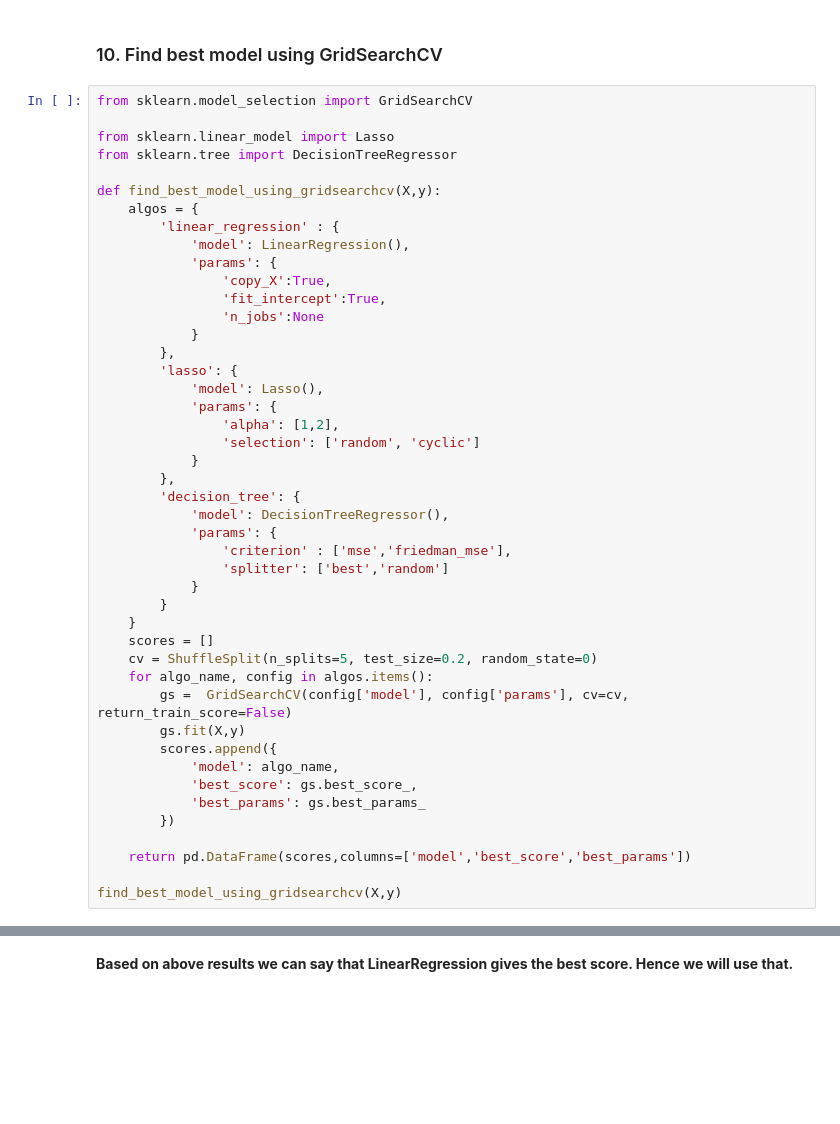
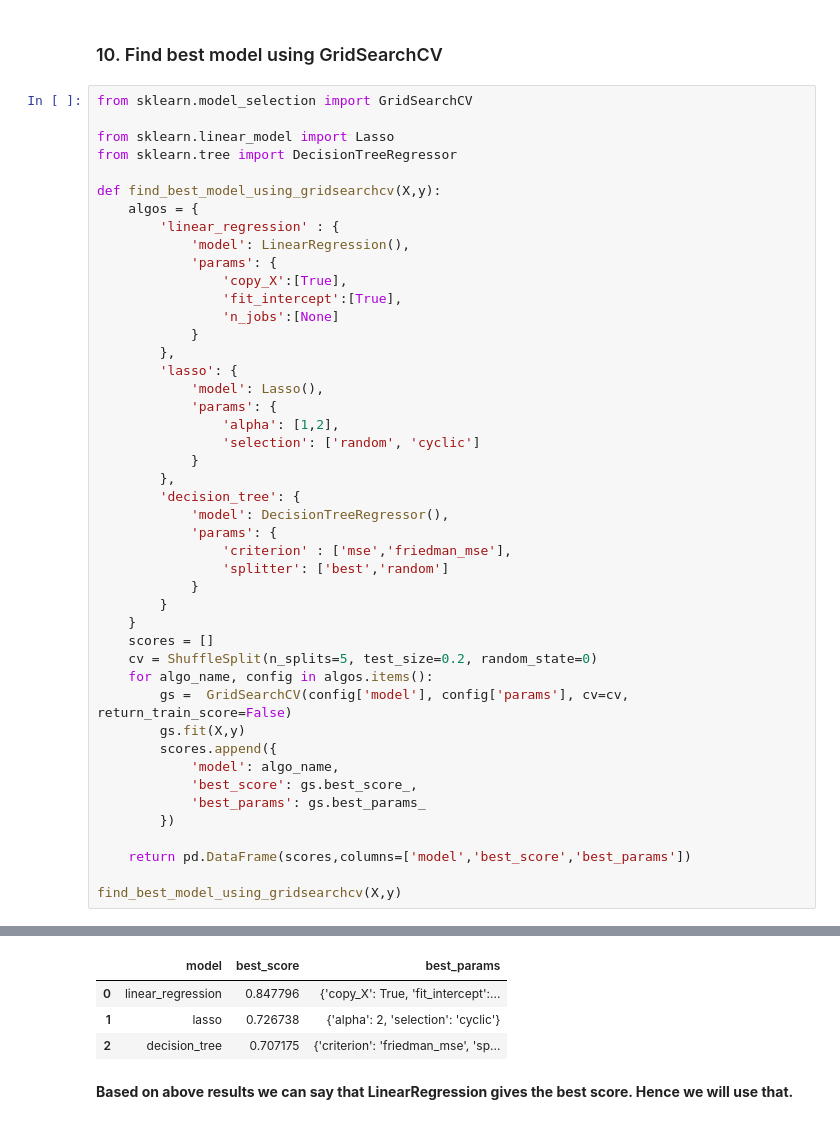
Before and after one commit to haftom2012/ML, a Jupyter notebook: BangloreHomePrices/model/banglore_home_prices_final.ipynb, the cells around one changed output, grey strips where cells are left out. Drawn from its saved outputs; the diff is of its cells as text; blank space fills up the shorter version.

```diff
--- a/BangloreHomePrices/model/banglore_home_prices_final.ipynb
+++ b/BangloreHomePrices/model/banglore_home_prices_final.ipynb
@@ -693,9 +693,9 @@ def find_best_model_using_gridsearchcv(X,y):
         'linear_regression' : {
             'model': LinearRegression(),
             'params': {
-                'copy_X':True,
-                'fit_intercept':True,
-                'n_jobs':None
+                'copy_X':[True],
+                'fit_intercept':[True],
+                'n_jobs':[None]
             }
         },
         'lasso': {
@@ -732,3 +750,7 @@ ValueError: Invalid parameter 'normalize' for estimator LinearRegression(). Vali
+|  | model | best_score | best_params |
+| 0 | linear_regression | 0.847796 | {'copy_X': True, 'fit_intercept':... |
+| 1 | lasso | 0.726738 | {'alpha': 2, 'selection': 'cyclic'} |
+| 2 | decision_tree | 0.707175 | {'criterion': 'friedman_mse', 'sp... |
 # %% [markdown]
 **Based on above results we can say that LinearRegression gives the best score. Hence we will use that.**
 # %% [markdown]
```
Also changed, not shown: parts of 6 cells of this notebook.
